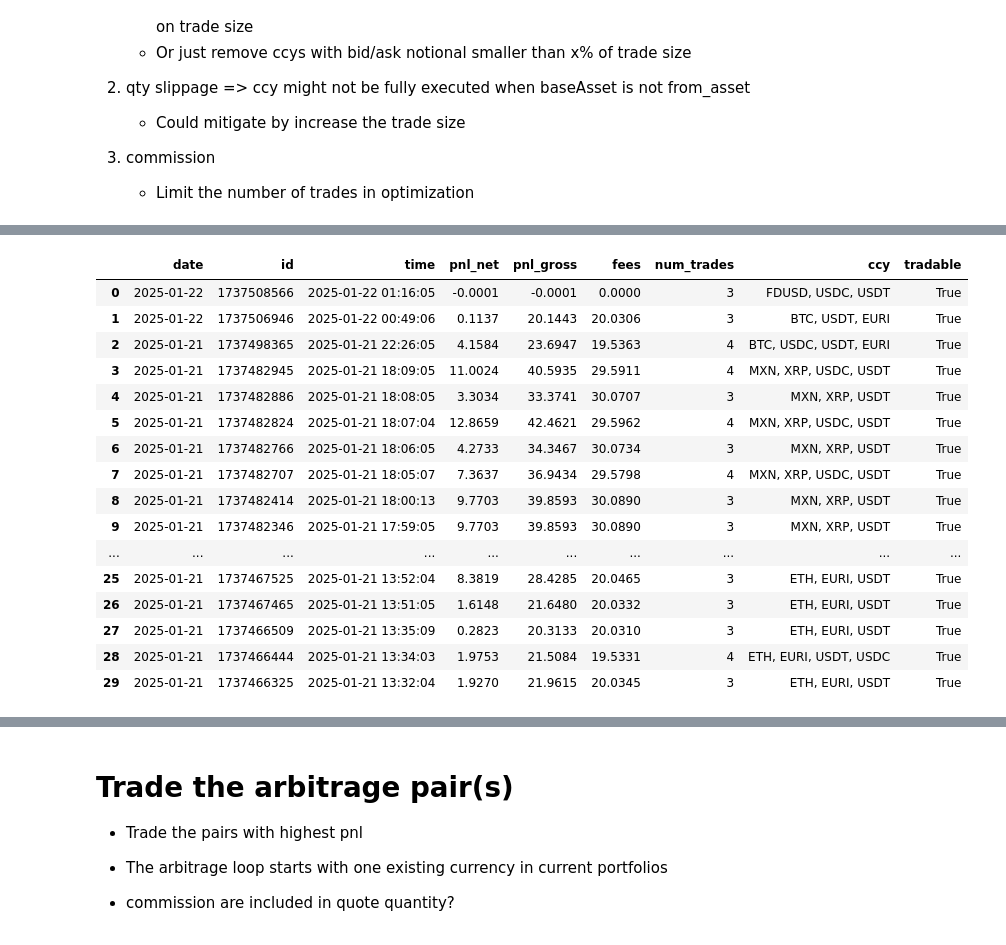
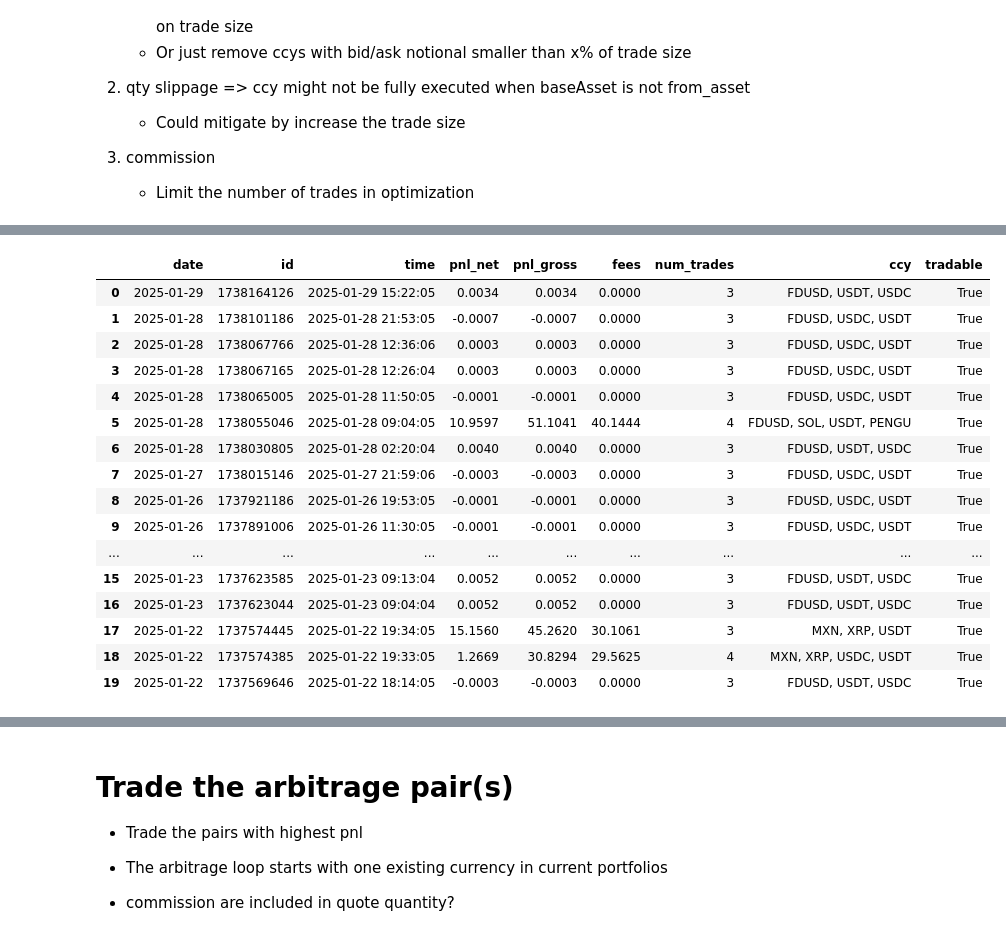
Before and after one commit to lok419/my-trading, a Jupyter notebook: strategy_v3/notebook/Binance Arbitrage.ipynb, the cells around one changed output, grey strips where cells are left out. Cells and saved outputs as stored; diff of their text form; code cells hidden in the pictures.

```diff
--- a/strategy_v3/notebook/Binance Arbitrage.ipynb
+++ b/strategy_v3/notebook/Binance Arbitrage.ipynb
@@ -112,41 +140,41 @@ df_trade_ccy_price
 # %%
 db = duck("binance_arb")
 db.query("""--sql
     select
         price_time::date as "date"
         , epoch(price_time)::int as id
         , strftime(price_time, '%Y-%m-%d %H:%M:%S') as time
         , 10000 * (product(mkt_price_w_fee) - 1) as pnl_net
         , 10000 * (product(mkt_price) - 1) as pnl_gross
         , pnl_gross - pnl_net as fees
         , count(1) as num_trades
         , string_agg(from_asset, ', ') as ccy
         , bool_or(from_asset in ('USDT', 'ETH', 'BTC')) as tradable
     from trades
     where
         1=1
     group by price_time
     order by price_time desc
-    limit 30
+    limit 20
 """)
 # %% [output]
 |  | date | id | time | pnl_net | pnl_gross | fees | num_trades | ccy | tradable |
-| 0 | 2025-01-22 | 1737508566 | 2025-01-22 01:16:05 | -0.0001 | -0.0001 | 0.0000 | 3 | FDUSD, USDC, USDT | True |
-| 1 | 2025-01-22 | 1737506946 | 2025-01-22 00:49:06 | 0.1137 | 20.1443 | 20.0306 | 3 | BTC, USDT, EURI | True |
-| 2 | 2025-01-21 | 1737498365 | 2025-01-21 22:26:05 | 4.1584 | 23.6947 | 19.5363 | 4 | BTC, USDC, USDT, EURI | True |
-| 3 | 2025-01-21 | 1737482945 | 2025-01-21 18:09:05 | 11.0024 | 40.5935 | 29.5911 | 4 | MXN, XRP, USDC, USDT | True |
-| 4 | 2025-01-21 | 1737482886 | 2025-01-21 18:08:05 | 3.3034 | 33.3741 | 30.0707 | 3 | MXN, XRP, USDT | True |
-| 5 | 2025-01-21 | 1737482824 | 2025-01-21 18:07:04 | 12.8659 | 42.4621 | 29.5962 | 4 | MXN, XRP, USDC, USDT | True |
-| 6 | 2025-01-21 | 1737482766 | 2025-01-21 18:06:05 | 4.2733 | 34.3467 | 30.0734 | 3 | MXN, XRP, USDT | True |
-| 7 | 2025-01-21 | 1737482707 | 2025-01-21 18:05:07 | 7.3637 | 36.9434 | 29.5798 | 4 | MXN, XRP, USDC, USDT | True |
-| 8 | 2025-01-21 | 1737482414 | 2025-01-21 18:00:13 | 9.7703 | 39.8593 | 30.0890 | 3 | MXN, XRP, USDT | True |
-| 9 | 2025-01-21 | 1737482346 | 2025-01-21 17:59:05 | 9.7703 | 39.8593 | 30.0890 | 3 | MXN, XRP, USDT | True |
+| 0 | 2025-01-29 | 1738164126 | 2025-01-29 15:22:05 | 0.0034 | 0.0034 | 0.0000 | 3 | FDUSD, USDT, USDC | True |
+| 1 | 2025-01-28 | 1738101186 | 2025-01-28 21:53:05 | -0.0007 | -0.0007 | 0.0000 | 3 | FDUSD, USDC, USDT | True |
+| 2 | 2025-01-28 | 1738067766 | 2025-01-28 12:36:06 | 0.0003 | 0.0003 | 0.0000 | 3 | FDUSD, USDC, USDT | True |
+| 3 | 2025-01-28 | 1738067165 | 2025-01-28 12:26:04 | 0.0003 | 0.0003 | 0.0000 | 3 | FDUSD, USDC, USDT | True |
+| 4 | 2025-01-28 | 1738065005 | 2025-01-28 11:50:05 | -0.0001 | -0.0001 | 0.0000 | 3 | FDUSD, USDC, USDT | True |
+| 5 | 2025-01-28 | 1738055046 | 2025-01-28 09:04:05 | 10.9597 | 51.1041 | 40.1444 | 4 | FDUSD, SOL, USDT, PENGU | True |
+| 6 | 2025-01-28 | 1738030805 | 2025-01-28 02:20:04 | 0.0040 | 0.0040 | 0.0000 | 3 | FDUSD, USDT, USDC | True |
+| 7 | 2025-01-27 | 1738015146 | 2025-01-27 21:59:06 | -0.0003 | -0.0003 | 0.0000 | 3 | FDUSD, USDC, USDT | True |
+| 8 | 2025-01-26 | 1737921186 | 2025-01-26 19:53:05 | -0.0001 | -0.0001 | 0.0000 | 3 | FDUSD, USDC, USDT | True |
+| 9 | 2025-01-26 | 1737891006 | 2025-01-26 11:30:05 | -0.0001 | -0.0001 | 0.0000 | 3 | FDUSD, USDC, USDT | True |
 | ... | ... | ... | ... | ... | ... | ... | ... | ... | ... |
-| 25 | 2025-01-21 | 1737467525 | 2025-01-21 13:52:04 | 8.3819 | 28.4285 | 20.0465 | 3 | ETH, EURI, USDT | True |
-| 26 | 2025-01-21 | 1737467465 | 2025-01-21 13:51:05 | 1.6148 | 21.6480 | 20.0332 | 3 | ETH, EURI, USDT | True |
-| 27 | 2025-01-21 | 1737466509 | 2025-01-21 13:35:09 | 0.2823 | 20.3133 | 20.0310 | 3 | ETH, EURI, USDT | True |
-| 28 | 2025-01-21 | 1737466444 | 2025-01-21 13:34:03 | 1.9753 | 21.5084 | 19.5331 | 4 | ETH, EURI, USDT, USDC | True |
-| 29 | 2025-01-21 | 1737466325 | 2025-01-21 13:32:04 | 1.9270 | 21.9615 | 20.0345 | 3 | ETH, EURI, USDT | True |
+| 15 | 2025-01-23 | 1737623585 | 2025-01-23 09:13:04 | 0.0052 | 0.0052 | 0.0000 | 3 | FDUSD, USDT, USDC | True |
+| 16 | 2025-01-23 | 1737623044 | 2025-01-23 09:04:04 | 0.0052 | 0.0052 | 0.0000 | 3 | FDUSD, USDT, USDC | True |
+| 17 | 2025-01-22 | 1737574445 | 2025-01-22 19:34:05 | 15.1560 | 45.2620 | 30.1061 | 3 | MXN, XRP, USDT | True |
+| 18 | 2025-01-22 | 1737574385 | 2025-01-22 19:33:05 | 1.2669 | 30.8294 | 29.5625 | 4 | MXN, XRP, USDC, USDT | True |
+| 19 | 2025-01-22 | 1737569646 | 2025-01-22 18:14:05 | -0.0003 | -0.0003 | 0.0000 | 3 | FDUSD, USDT, USDC | True |
 # %%
 db = duck("binance_arb")
 
```
Also changed, not shown: parts of 9 cells of this notebook, 10 other files.
